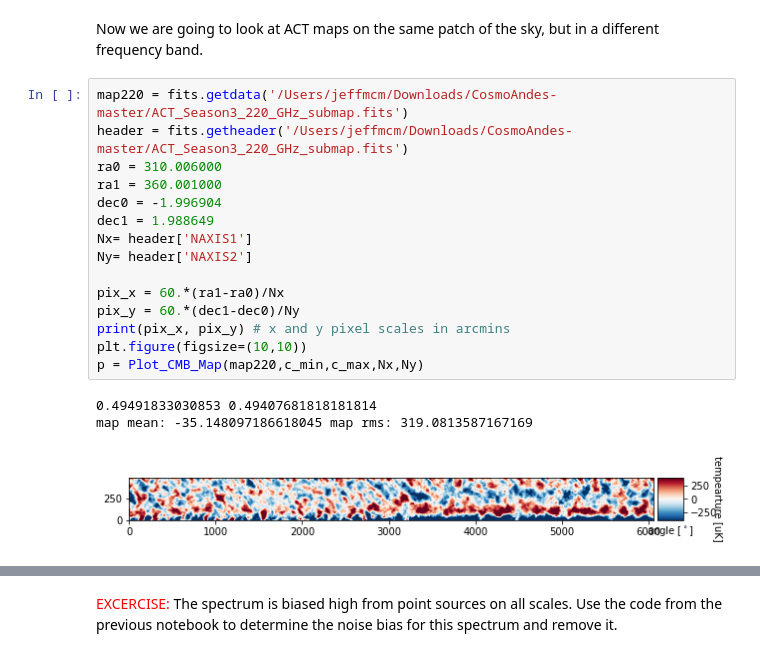
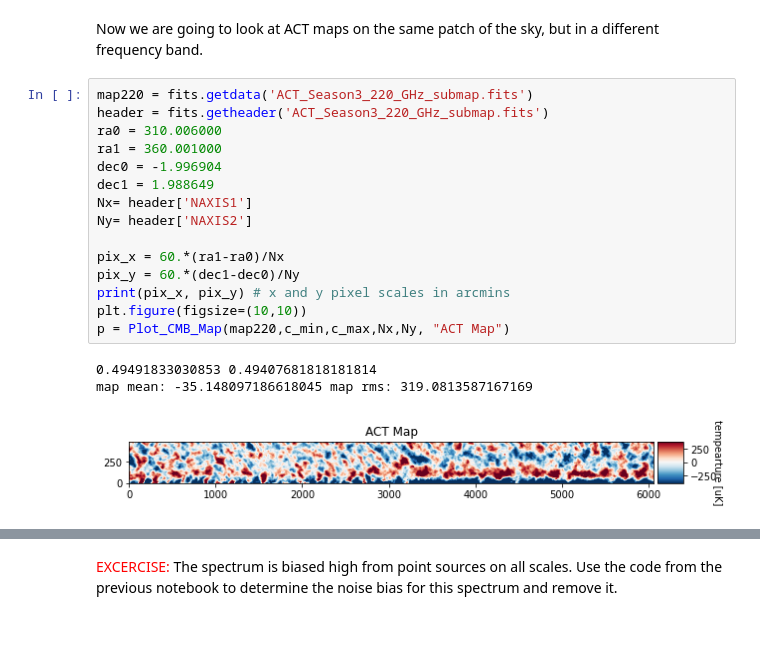
Before and after one commit to DEboy2007/CMBPaper, a Jupyter notebook: CMB_School_Part_06.ipynb, the cells around one changed output, grey strips where cells are left out. Saved outputs shown, nothing was run; the diff lists cells and outputs as text; blank space fills up the shorter version.

```diff
--- a/CMB_School_Part_06.ipynb
+++ b/CMB_School_Part_06.ipynb
@@ -173,24 +171,24 @@ Your discussion here
 # %% [markdown]
 Now we are going to look at ACT maps on the same patch of the sky, but in a different frequency band.
 # %%
-map220 = fits.getdata('/Users/jeffmcm/Downloads/CosmoAndes-master/ACT_Season3_220_GHz_submap.fits')
-header = fits.getheader('/Users/jeffmcm/Downloads/CosmoAndes-master/ACT_Season3_220_GHz_submap.fits')
+map220 = fits.getdata('ACT_Season3_220_GHz_submap.fits')
+header = fits.getheader('ACT_Season3_220_GHz_submap.fits')
 ra0 = 310.006000
 ra1 = 360.001000
 dec0 = -1.996904
 dec1 = 1.988649
 Nx= header['NAXIS1']
 Ny= header['NAXIS2']
 
 pix_x = 60.*(ra1-ra0)/Nx
 pix_y = 60.*(dec1-dec0)/Ny
 print(pix_x, pix_y) # x and y pixel scales in arcmins
 plt.figure(figsize=(10,10))
-p = Plot_CMB_Map(map220,c_min,c_max,Nx,Ny)
+p = Plot_CMB_Map(map220,c_min,c_max,Nx,Ny, "ACT Map")
 # %% [output]
 0.49491833030853 0.49407681818181814
 map mean: -35.148097186618045 map rms: 319.0813587167169
-[figure, old version]
+[figure, new version]
 # %%
 N=int(Ny) # take only one dimension
 map_patch220 = map220[0:int(N), 0:int(N)] #trimming the map down to size
```
Also changed, not shown: parts of 6 cells of this notebook.
